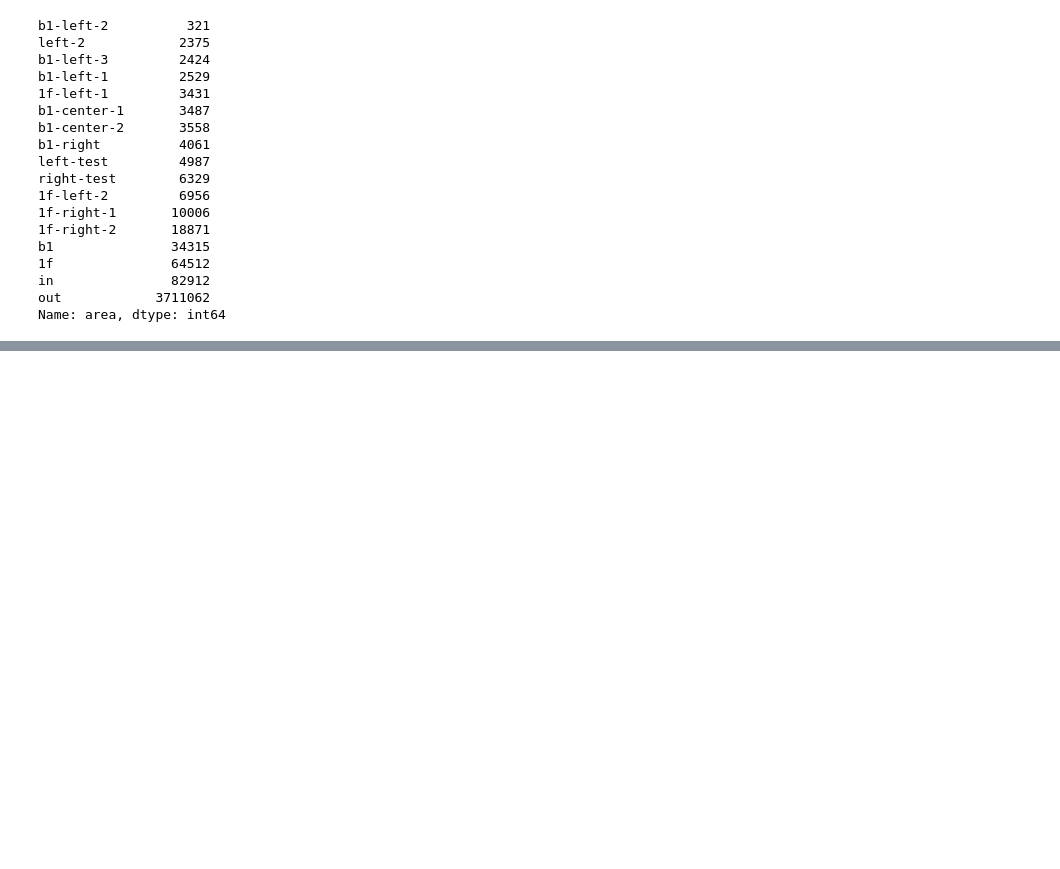
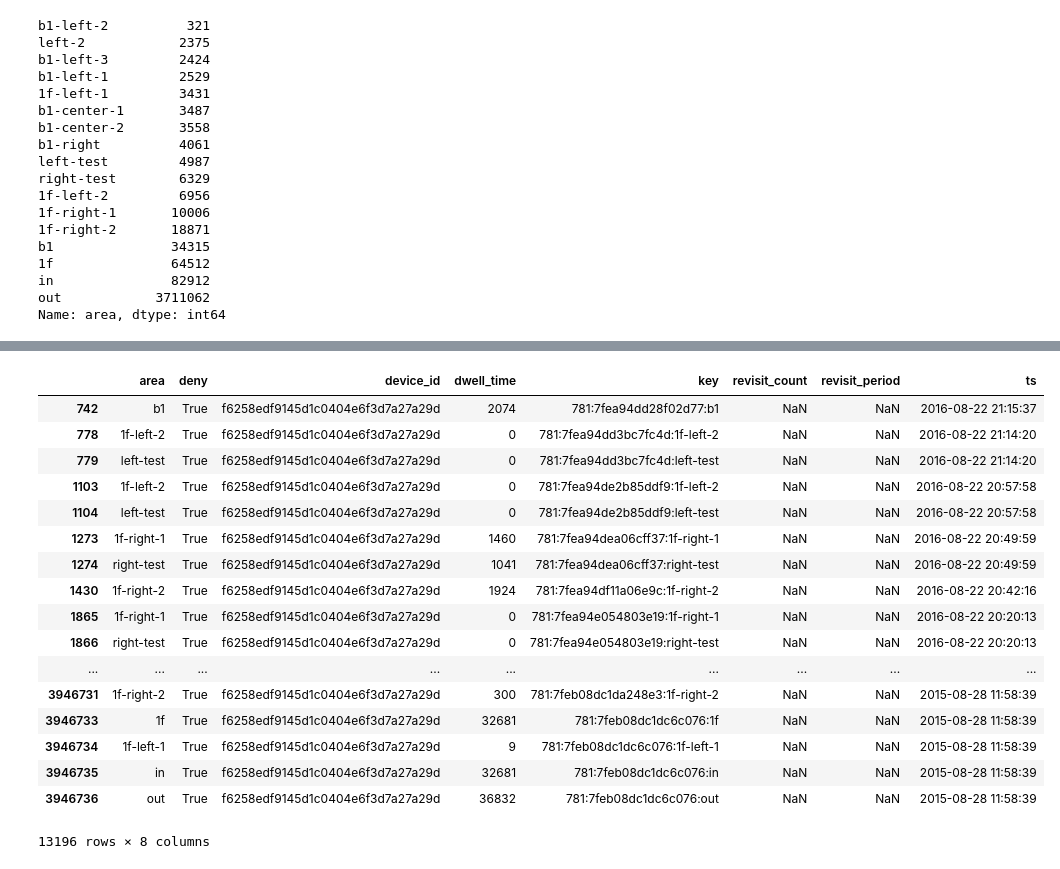
Before and after one commit to Yoo-Ju/MSRA_proposal_wifi_log, a Jupyter notebook: notebook/basic_analysis.ipynb, the cells around one changed output, grey strips where cells are left out. Cells and saved outputs as stored; diff of their text form; code cells hidden in the pictures; blank space fills up the shorter version.

```diff
--- a/notebook/basic_analysis.ipynb
+++ b/notebook/basic_analysis.ipynb
@@ -126,0 +208,21 @@ Name: area, dtype: int64
+# %%
+df_f6258
+# %% [output]
+|  | area | deny | device_id | dwell_time | key | revisit_count | revisit_period | ts |
+| 742 | b1 | True | f6258edf9145d1c0404e6f3d7a27a29d | 2074 | 781:7fea94dd28f02d77:b1 | NaN | NaN | 2016-08-22 21:15:37 |
+| 778 | 1f-left-2 | True | f6258edf9145d1c0404e6f3d7a27a29d | 0 | 781:7fea94dd3bc7fc4d:1f-left-2 | NaN | NaN | 2016-08-22 21:14:20 |
+| 779 | left-test | True | f6258edf9145d1c0404e6f3d7a27a29d | 0 | 781:7fea94dd3bc7fc4d:left-test | NaN | NaN | 2016-08-22 21:14:20 |
+| 1103 | 1f-left-2 | True | f6258edf9145d1c0404e6f3d7a27a29d | 0 | 781:7fea94de2b85ddf9:1f-left-2 | NaN | NaN | 2016-08-22 20:57:58 |
+| 1104 | left-test | True | f6258edf9145d1c0404e6f3d7a27a29d | 0 | 781:7fea94de2b85ddf9:left-test | NaN | NaN | 2016-08-22 20:57:58 |
+| 1273 | 1f-right-1 | True | f6258edf9145d1c0404e6f3d7a27a29d | 1460 | 781:7fea94dea06cff37:1f-right-1 | NaN | NaN | 2016-08-22 20:49:59 |
+| 1274 | right-test | True | f6258edf9145d1c0404e6f3d7a27a29d | 1041 | 781:7fea94dea06cff37:right-test | NaN | NaN | 2016-08-22 20:49:59 |
+| 1430 | 1f-right-2 | True | f6258edf9145d1c0404e6f3d7a27a29d | 1924 | 781:7fea94df11a06e9c:1f-right-2 | NaN | NaN | 2016-08-22 20:42:16 |
+| 1865 | 1f-right-1 | True | f6258edf9145d1c0404e6f3d7a27a29d | 0 | 781:7fea94e054803e19:1f-right-1 | NaN | NaN | 2016-08-22 20:20:13 |
+| 1866 | right-test | True | f6258edf9145d1c0404e6f3d7a27a29d | 0 | 781:7fea94e054803e19:right-test | NaN | NaN | 2016-08-22 20:20:13 |
+| ... | ... | ... | ... | ... | ... | ... | ... | ... |
+| 3946731 | 1f-right-2 | True | f6258edf9145d1c0404e6f3d7a27a29d | 300 | 781:7feb08dc1da248e3:1f-right-2 | NaN | NaN | 2015-08-28 11:58:39 |
+| 3946733 | 1f | True | f6258edf9145d1c0404e6f3d7a27a29d | 32681 | 781:7feb08dc1dc6c076:1f | NaN | NaN | 2015-08-28 11:58:39 |
+| 3946734 | 1f-left-1 | True | f6258edf9145d1c0404e6f3d7a27a29d | 9 | 781:7feb08dc1dc6c076:1f-left-1 | NaN | NaN | 2015-08-28 11:58:39 |
+| 3946735 | in | True | f6258edf9145d1c0404e6f3d7a27a29d | 32681 | 781:7feb08dc1dc6c076:in | NaN | NaN | 2015-08-28 11:58:39 |
+| 3946736 | out | True | f6258edf9145d1c0404e6f3d7a27a29d | 36832 | 781:7feb08dc1dc6c076:out | NaN | NaN | 2015-08-28 11:58:39 |
+13196 rows × 8 columns
```
Also changed, not shown: parts of 27 cells of this notebook, 3 other files.
